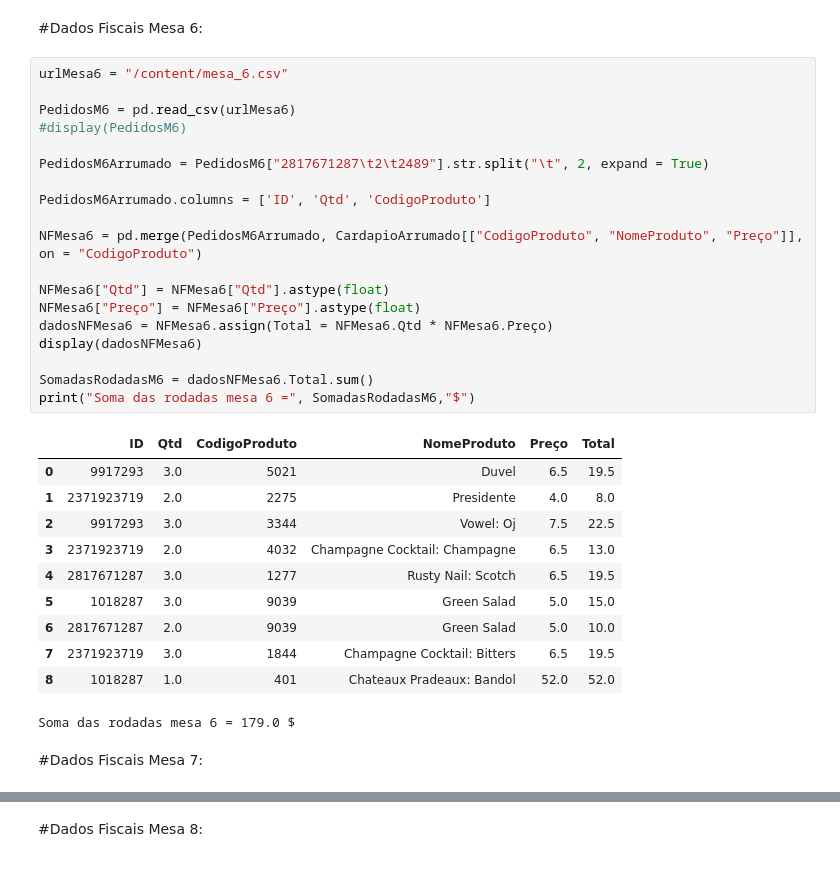
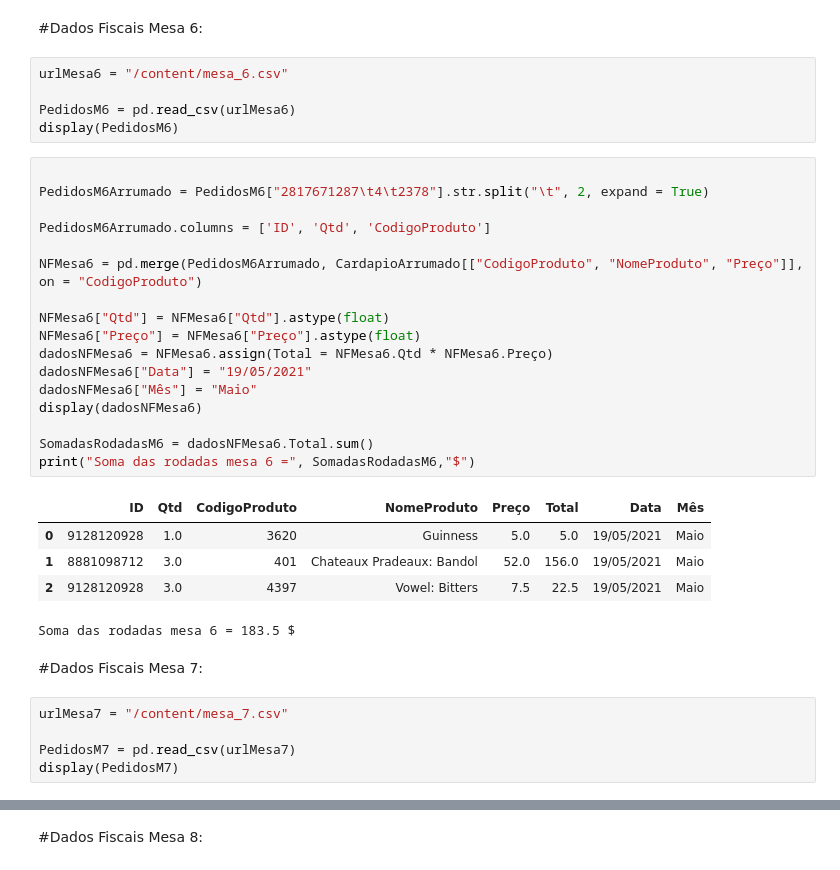
Before and after one commit to RFFSoftwareEngineering/DesafioDataAnalytics, a Jupyter notebook: DesafioFalqon.ipynb, the cells around one changed output, grey strips where cells are left out. Saved outputs shown, nothing was run; the diff lists cells and outputs as text.

```diff
--- a/DesafioFalqon.ipynb
+++ b/DesafioFalqon.ipynb
@@ -385,36 +406,38 @@ Soma das rodadas mesa 5 = 67.0 $
 # %% [markdown]
 #Dados Fiscais Mesa 6:
+# %%
+urlMesa6 = "/content/mesa_6.csv"
+
+PedidosM6 = pd.read_csv(urlMesa6)
+display(PedidosM6)
 # %%
-urlMesa6 = "/content/mesa_6.csv"
 
-PedidosM6 = pd.read_csv(urlMesa6)
-#display(PedidosM6)
-
-PedidosM6Arrumado = PedidosM6["2817671287\t2\t2489"].str.split("\t", 2, expand = True)
+PedidosM6Arrumado = PedidosM6["2817671287\t4\t2378"].str.split("\t", 2, expand = True)
 
 PedidosM6Arrumado.columns = ['ID', 'Qtd', 'CodigoProduto']
 
 NFMesa6 = pd.merge(PedidosM6Arrumado, CardapioArrumado[["CodigoProduto", "NomeProduto", "Preço"]], on = "CodigoProduto")
 
 NFMesa6["Qtd"] = NFMesa6["Qtd"].astype(float)
 NFMesa6["Preço"] = NFMesa6["Preço"].astype(float)
 dadosNFMesa6 = NFMesa6.assign(Total = NFMesa6.Qtd * NFMesa6.Preço)
+dadosNFMesa6["Data"] = "19/05/2021"
+dadosNFMesa6["Mês"] = "Maio"
 display(dadosNFMesa6)
 
 SomadasRodadasM6 = dadosNFMesa6.Total.sum()
 print("Soma das rodadas mesa 6 =", SomadasRodadasM6,"$")
 # %% [output]
-|  | ID | Qtd | CodigoProduto | NomeProduto | Preço | Total |
-| 0 | 9917293 | 3.0 | 5021 | Duvel | 6.5 | 19.5 |
-| 1 | 2371923719 | 2.0 | 2275 | Presidente | 4.0 | 8.0 |
-| 2 | 9917293 | 3.0 | 3344 | Vowel: Oj | 7.5 | 22.5 |
-| 3 | 2371923719 | 2.0 | 4032 | Champagne Cocktail: Champagne | 6.5 | 13.0 |
-| 4 | 2817671287 | 3.0 | 1277 | Rusty Nail: Scotch | 6.5 | 19.5 |
-| 5 | 1018287 | 3.0 | 9039 | Green Salad | 5.0 | 15.0 |
-| 6 | 2817671287 | 2.0 | 9039 | Green Salad | 5.0 | 10.0 |
-| 7 | 2371923719 | 3.0 | 1844 | Champagne Cocktail: Bitters | 6.5 | 19.5 |
-| 8 | 1018287 | 1.0 | 401 | Chateaux Pradeaux: Bandol | 52.0 | 52.0 |
+|  | ID | Qtd | CodigoProduto | NomeProduto | Preço | Total | Data | Mês |
+| 0 | 9128120928 | 1.0 | 3620 | Guinness | 5.0 | 5.0 | 19/05/2021 | Maio |
+| 1 | 8881098712 | 3.0 | 401 | Chateaux Pradeaux: Bandol | 52.0 | 156.0 | 19/05/2021 | Maio |
+| 2 | 9128120928 | 3.0 | 4397 | Vowel: Bitters | 7.5 | 22.5 | 19/05/2021 | Maio |
-Soma das rodadas mesa 6 = 179.0 $
+Soma das rodadas mesa 6 = 183.5 $
 # %% [markdown]
 #Dados Fiscais Mesa 7:
+# %%
+urlMesa7 = "/content/mesa_7.csv"
+
+PedidosM7 = pd.read_csv(urlMesa7)
+display(PedidosM7)
 # %%
```
Also changed, not shown: parts of 53 cells of this notebook.
